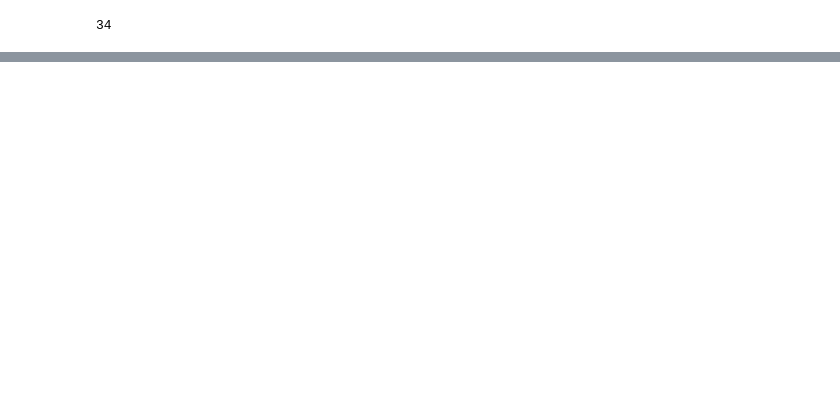
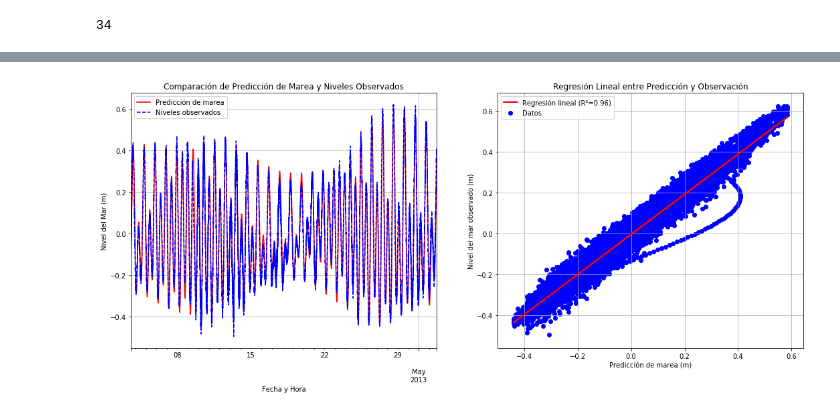
Before and after one commit to MarkzDG/aplicada_2024, a Jupyter notebook: Actividad 4.4 y 4.5/Códigos - útiles/serie_marea_2.ipynb, the cells around one changed output, grey strips where cells are left out. Cells and saved outputs as stored; diff of their text form; code cells hidden in the pictures; blank space fills up the shorter version.

```diff
--- a/Actividad 4.4 y 4.5/Códigos - útiles/serie_marea_2.ipynb
+++ b/Actividad 4.4 y 4.5/Códigos - útiles/serie_marea_2.ipynb
@@ -92,0 +154,98 @@ plt.show()
+# %%
+# Cargar y procesar datos de niveles
+niveles = pd.read_excel('ADCP NIVELES.xlsx', usecols=['Fecha y hora local', 'Nivel del mar (m)'])
+niveles['Fecha y hora local'] = pd.to_datetime(niveles['Fecha y hora local']).dt.floor('min')
+niveles.set_index('Fecha y hora local', inplace=True)
+
+# Rellenar datos faltantes
+niveles['Nivel del mar (m)'] = niveles['Nivel del mar (m)'].interpolate(method='linear')
+
+# Ajustar huso horario
+niveles.index = niveles.index + pd.Timedelta(hours=5)
+
+# Ajustar nivel del mar
+niveles['Nivel del mar (m)'] -= niveles['Nivel del mar (m)'].mean()
+niveles = niveles.resample('5T').mean().interpolate()
+
+# Verificar latitud y longitud
+lat0, lon0 = utm.to_latlon(505523, 8285343, 18, northern=False)
+lon0 = lon0 % 360
+
+# Inicializar listas para nombres, fases y amplitudes
+nom, fase, amp = [], [], []
+
+# Listar y procesar archivos en el directorio
+archivos = [f for f in os.listdir(os.path.join(dir, 'ocean_tide_extrapolated_PCP')) if f.endswith('.nc')]
+for arch in archivos:
+    datos = xr.open_dataset(os.path.join(dir, 'ocean_tide_extrapolated_PCP', arch)).sel(lon=lon0, lat=lat0, method="nearest")
+    nom.append(arch[:-3])
+    fase.append(datos.phase.data)
+    amp.append(datos.amplitude.data)
+
+# Crear DataFrame con los datos de constantes
+constantes = pd.DataFrame(data=zip(nom, amp, fase), columns=['Name', 'amplitude', 'phase'])
+
+# Configurar pytide
+nombres = pd.read_csv('nombresFES_pytide.csv', sep=';')
+wt = pytide.WaveTable(nombres.pytide)
+
+# Calcular modulaciones nodales
+fecha_min = niveles.index.min()
+fecha_max = niveles.index.max().round('min')
+tiempo = pd.date_range(start=fecha_min, end=fecha_max, freq='5min')
+f, vu = wt.compute_nodal_modulations(tiempo.values)
+
+def predi(tabla, facto, vum, fecha):
+    H = tabla.amplitude
+    K = tabla.phase
+    Q = len(f)
+    ondas = pd.DataFrame()
+    for i in range(Q):
+        ondas.insert(i, i, H[i] * facto[i, :] * np.cos(vum[i, :] - np.radians(K[i])))
+    suma = ondas.sum(axis=1).values
+    suma = suma / 100  # Convertir de cm a m
+    prediccion = pd.DataFrame(suma, fecha, columns=['Predicción de marea'])
+    return ondas, prediccion
+
+# Realizar predicción de mareas
+onda, marea = predi(constantes, f, vu, tiempo.values)
+
+# Asegurarse de que los índices coincidan
+niveles = niveles.reindex(tiempo)
+
+# Ajustar los datos para regresión
+x = marea['Predicción de marea'].values.reshape(-1, 1)
+y = niveles['Nivel del mar (m)'].values
+
+# Realizar regresión lineal
+reg = LinearRegression().fit(x, y)
+y_pred = reg.predict(x)
+
+# Calcular coeficiente de correlación
+r2 = reg.score(x, y)
+
+print(f'Coeficiente de determinación R^2: {r2:.2f}')
+
+# Visualización de los datos ajustados
+fig, axs = plt.subplots(1, 2, figsize=(18, 7))
+
+# Gráfico de series temporales
+marea.plot(ax=axs[0], color='r', label='Predicción de marea')
+niveles['Nivel del mar (m)'].plot(ax=axs[0], label='Niveles observados', style='b--')
+axs[0].set_title('Comparación de Predicción de Marea y Niveles Observados')
+axs[0].set_xlabel('Fecha y Hora')
+axs[0].set_ylabel('Nivel del Mar (m)')
+axs[0].legend()
+axs[0].grid()
+
+# Gráfico de dispersión con línea de regresión
+axs[1].scatter(x, y, color='blue', label='Datos')
+axs[1].plot(x, y_pred, color='red', linewidth=2, label=f'Regresión lineal (R²={r2:.2f})')
+axs[1].set_title('Regresión Lineal entre Predicción y Observación')
+axs[1].set_xlabel('Predicción de marea (m)')
+axs[1].set_ylabel('Nivel del mar observado (m)')
+axs[1].legend()
+axs[1].grid()
+
+plt.show()
+# %% [output]
@@ -92,0 +253 @@ plt.show()
+[figure, added]
```
Also changed, not shown: parts of 6 cells of this notebook.
